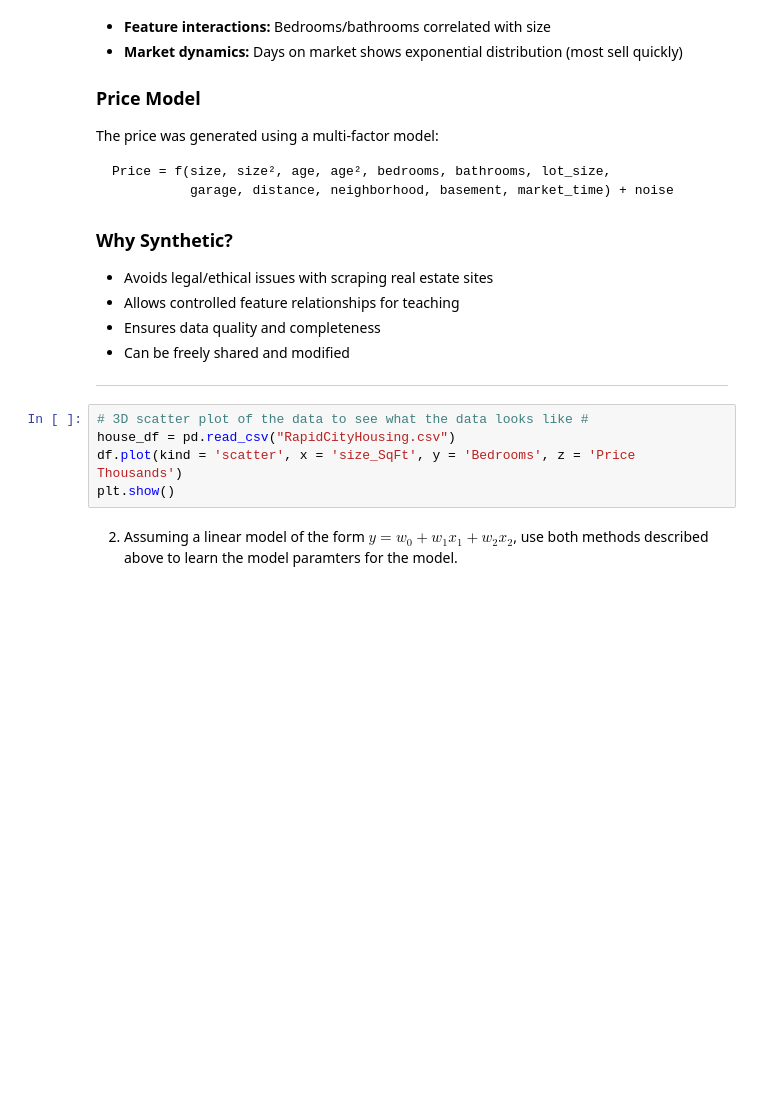
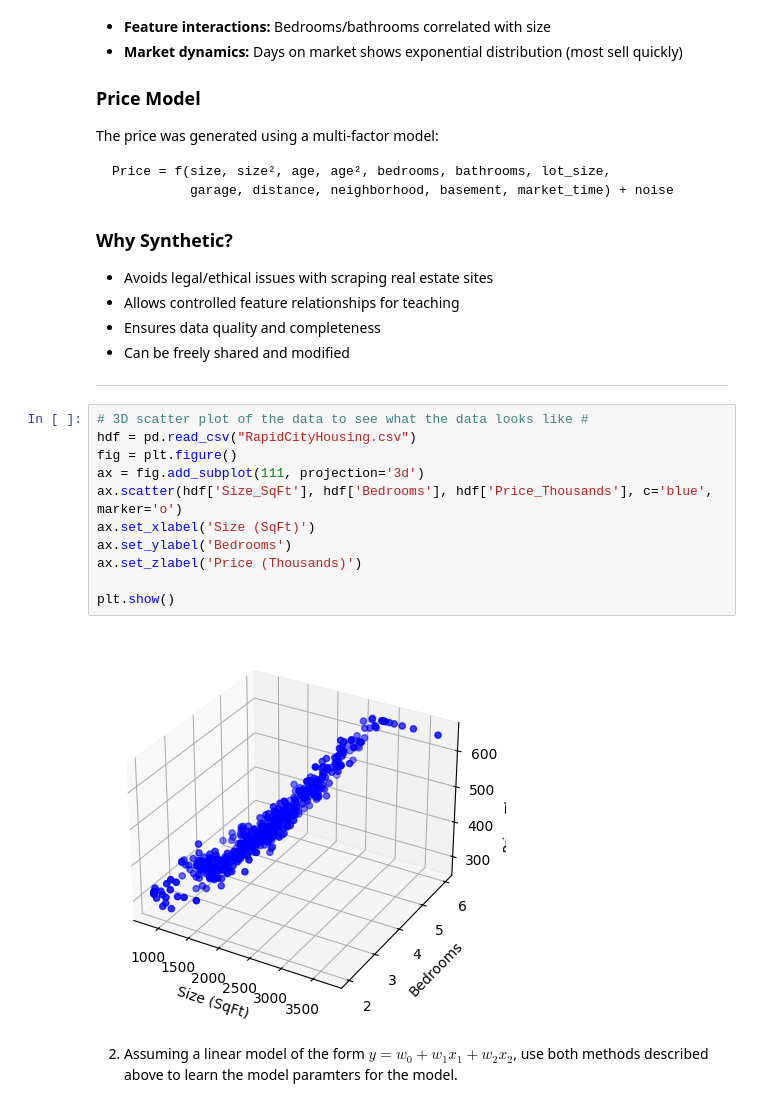
Before and after one commit to dyl80/Project1, a Jupyter notebook: Project1_S2026.ipynb, the cells around one changed output. Cells and saved outputs as stored; diff of their text form; blank space fills up the shorter version.

```diff
--- a/Project1_S2026.ipynb
+++ b/Project1_S2026.ipynb
@@ -284,9 +280,17 @@ Price = f(size, size², age, age², bedrooms, bathrooms, lot_size,
 ---
 # %%
 # 3D scatter plot of the data to see what the data looks like #
-house_df = pd.read_csv("RapidCityHousing.csv")
-df.plot(kind = 'scatter', x = 'size_SqFt', y = 'Bedrooms', z = 'Price Thousands')
+hdf = pd.read_csv("RapidCityHousing.csv")
+fig = plt.figure()
+ax = fig.add_subplot(111, projection='3d')
+ax.scatter(hdf['Size_SqFt'], hdf['Bedrooms'], hdf['Price_Thousands'], c='blue', marker='o')
+ax.set_xlabel('Size (SqFt)')
+ax.set_ylabel('Bedrooms')
+ax.set_zlabel('Price (Thousands)')
+
 plt.show()
+# %% [output]
+[figure, added]
 # %% [markdown]
 2. Assuming a linear model of the form $y = w_0 + w_1 x_1 + w_2 x_2$, use both methods described above to learn the model paramters for the model.
 # %%
```
Also changed, not shown: parts of 4 cells of this notebook.
